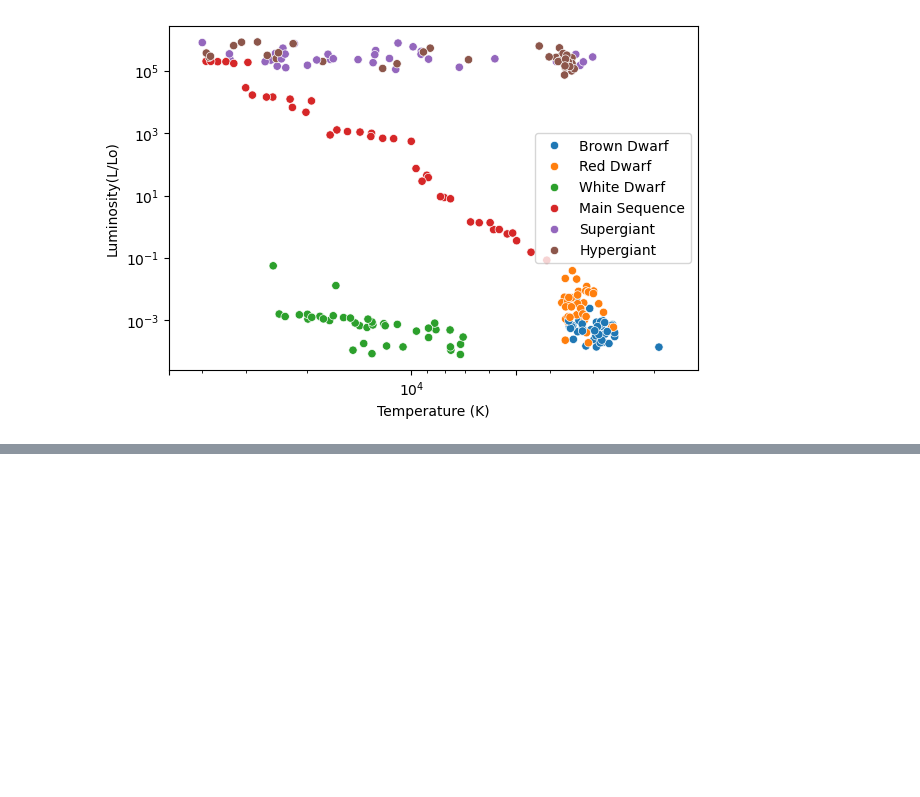
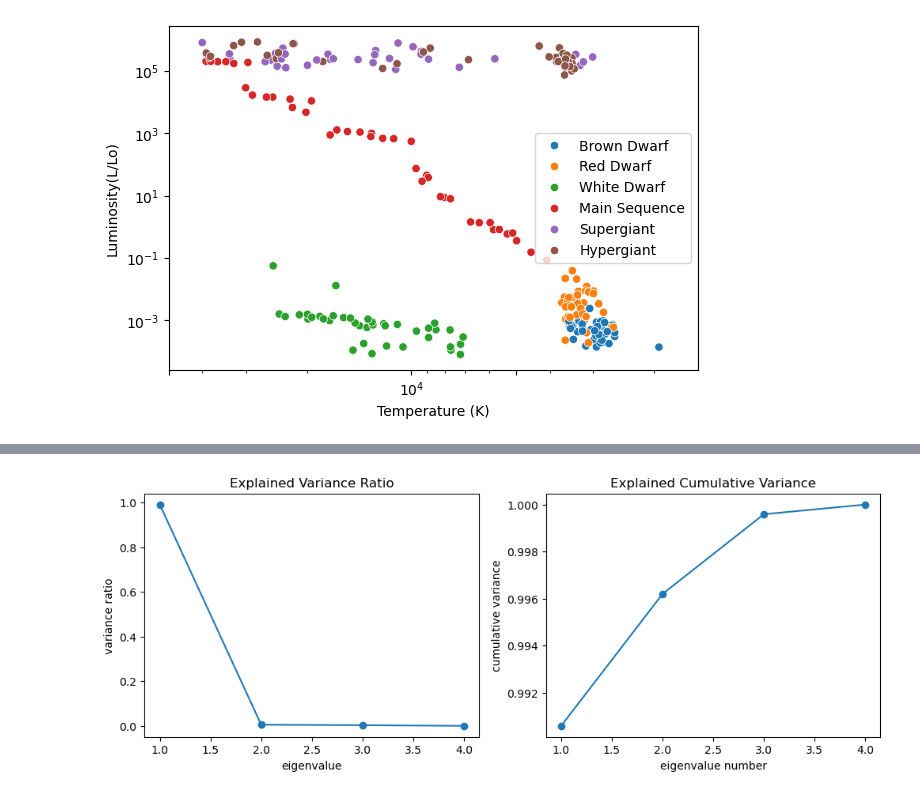
Before and after one commit to RoccoGiugni/ASML-24-25, a Jupyter notebook: L15/L15.ipynb, the cells around one changed output, grey strips where cells are left out. Saved outputs shown, nothing was run; the diff lists cells and outputs as text; code cells hidden in the pictures; blank space fills up the shorter version.

```diff
--- a/L15/L15.ipynb
+++ b/L15/L15.ipynb
@@ -140,0 +145,33 @@ plt.show()
+# %%
+# Data set-up
+
+column = ['Temperature (K)', 'Luminosity(L/Lo)', 'Radius(R/Ro)', 'Absolute magnitude(Mv)']
+X = df_stars[column].copy()
+X[column[0:3]] = np.log10(X[column[0:3]])
+# %%
+## --- EXPLAINED VARIANCE --- ##
+
+n_comp = len(column)
+
+pca = PCA(n_components=n_comp)
+pca.fit(X)
+
+evals = pca.explained_variance_ratio_
+
+fig, (ax, bx) = plt.subplots(1, 2, figsize=(12, 4))
+
+ax.plot(np.arange(n_comp) + 1, evals)
+ax.scatter(np.arange(n_comp) + 1, evals)
+
+ax.set_title('Explained Variance Ratio')
+ax.set_xlabel("eigenvalue")
+ax.set_ylabel("variance ratio")
+
+bx.plot(np.arange(n_comp) + 1, evals.cumsum())
+bx.scatter(np.arange(n_comp) + 1, evals.cumsum())
+
+bx.set_title('Explained Cumulative Variance')
+bx.set_xlabel("eigenvalue number")
+bx.set_ylabel("cumulative variance");
+# %% [output]
+[figure, added]
```
Also changed, not shown: parts of 26 cells of this notebook, 1 other file.
